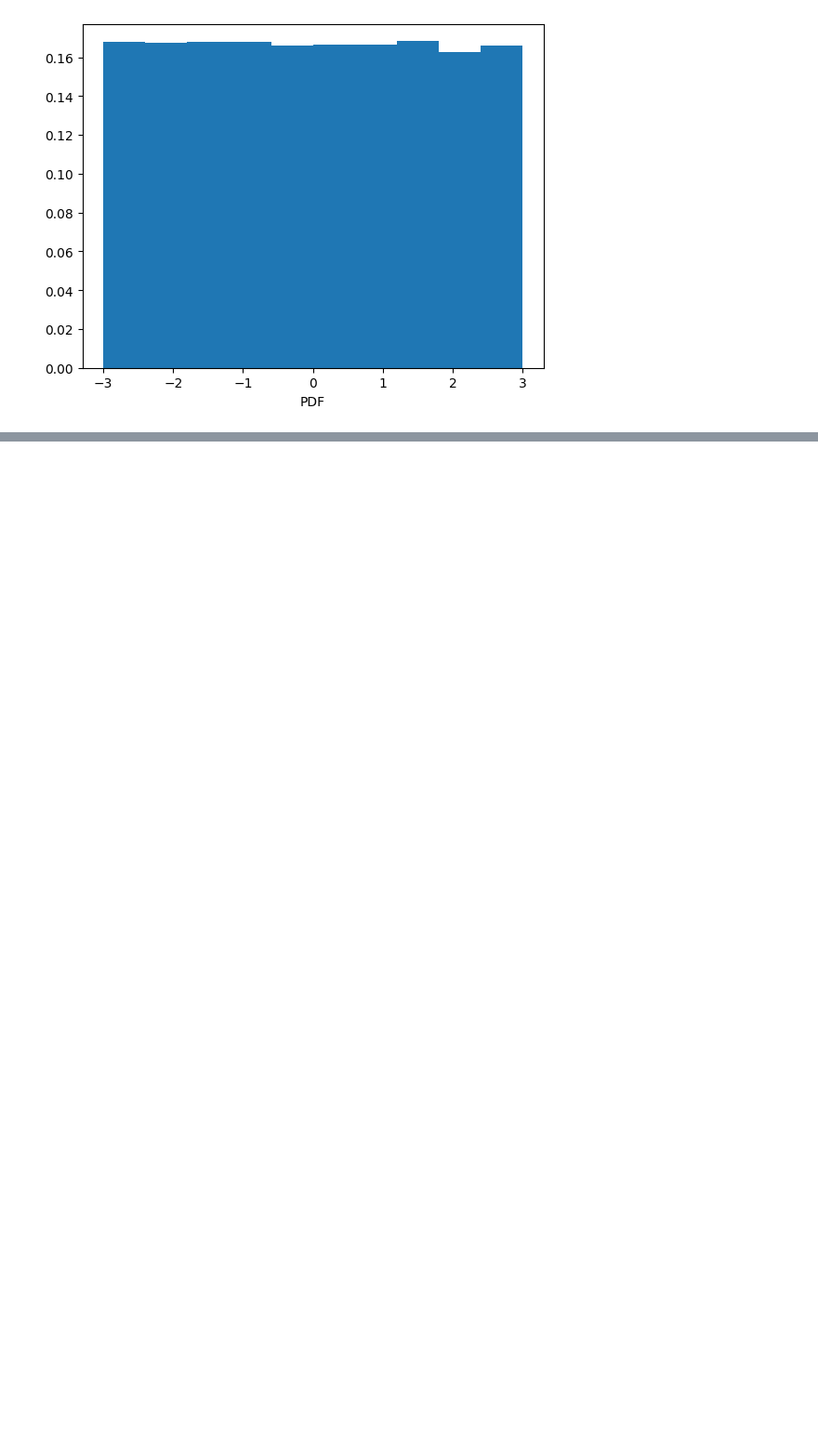
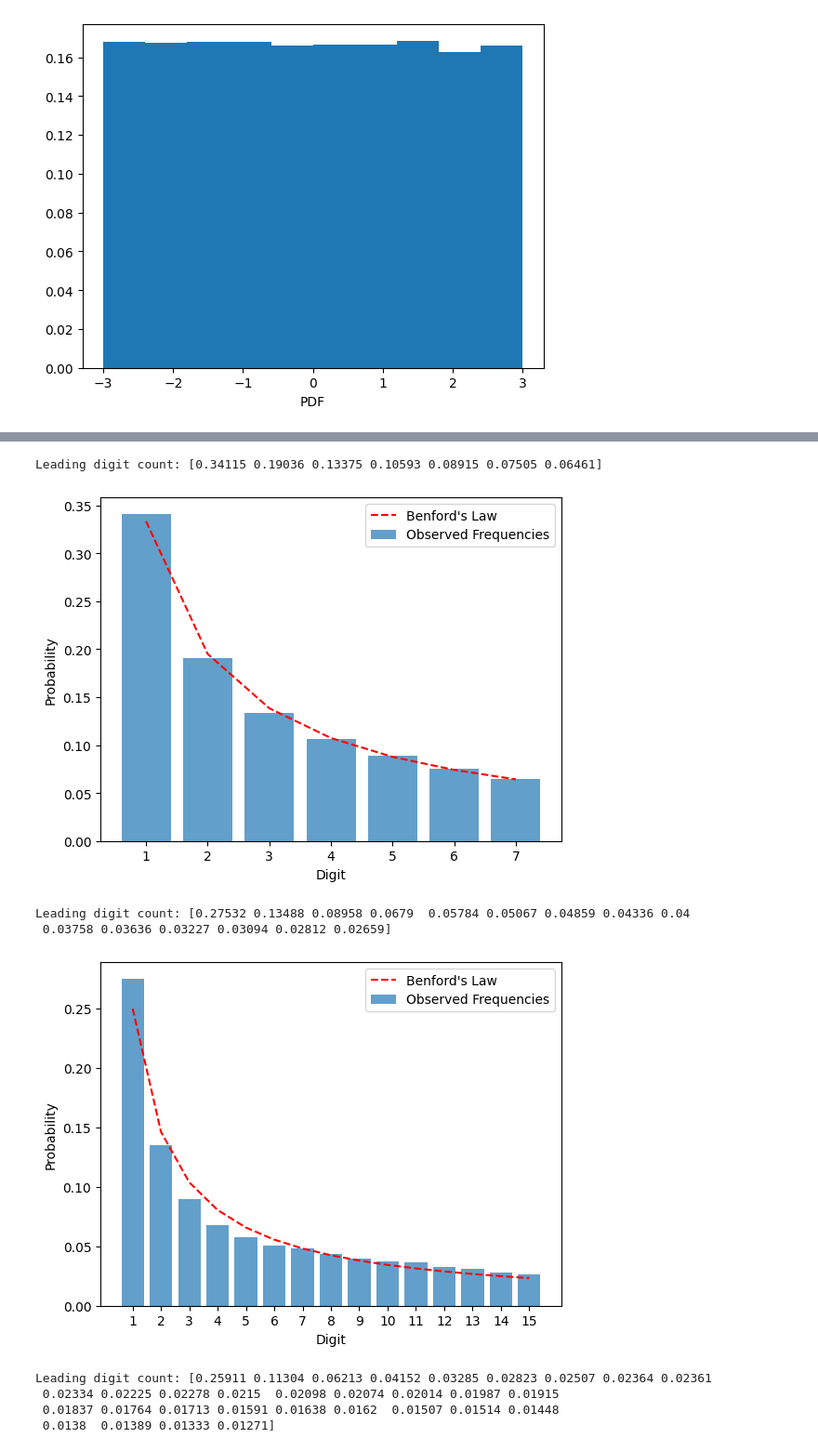
Before and after one commit to JamesZFS/LogUni, a Jupyter notebook: Benford.ipynb, the cells around one changed output, grey strips where cells are left out. Shown: that part at 93% size. Cells and saved outputs as stored; diff of their text form; code cells hidden in the pictures; blank space fills up the shorter version.

```diff
--- a/Benford.ipynb
+++ b/Benford.ipynb
@@ -82,0 +114,29 @@ Leading digit count: [0.30167 0.17667 0.12282 0.09696 0.07912 0.06619 0.05861 0.
+# %%
+# Test Benford's Law on a log-normally distributed data
+for base in [8, 16, 32]:
+    X = sample_log_normal(0, 1, 100000)
+    count = count_leading_digits(X, base, probability=True)
+    print("Leading digit count:", count)
+
+    plt.figure()
+    # Plot the observed frequencies
+    plt.bar(range(1, base), count, width=0.8, align='center', alpha=0.7, label='Observed Frequencies')
+    # Plot the theoretical probabilities
+    benford_probs = np.log(1 + 1 / np.arange(1, base)) / np.log(base)
+    plt.plot(range(1, base), benford_probs, 'r--', label='Benford\'s Law')
+    plt.legend()
+    plt.xticks(range(1, base))
+    plt.xlabel("Digit")
+    plt.ylabel("Probability")
+    plt.show()
+plt.close('all')
+# %% [output]
+Leading digit count: [0.34115 0.19036 0.13375 0.10593 0.08915 0.07505 0.06461]
+[figure, added]
+Leading digit count: [0.27532 0.13488 0.08958 0.0679  0.05784 0.05067 0.04859 0.04336 0.04
+ 0.03758 0.03636 0.03227 0.03094 0.02812 0.02659]
+[figure, added]
+Leading digit count: [0.25911 0.11304 0.06213 0.04152 0.03285 0.02823 0.02507 0.02364 0.02361
+ 0.02334 0.02225 0.02278 0.0215  0.02098 0.02074 0.02014 0.01987 0.01915
+ 0.01837 0.01764 0.01713 0.01591 0.01638 0.0162  0.01507 0.01514 0.01448
+ 0.0138  0.01389 0.01333 0.01271]
```
Also changed, not shown: parts of 4 cells of this notebook.
